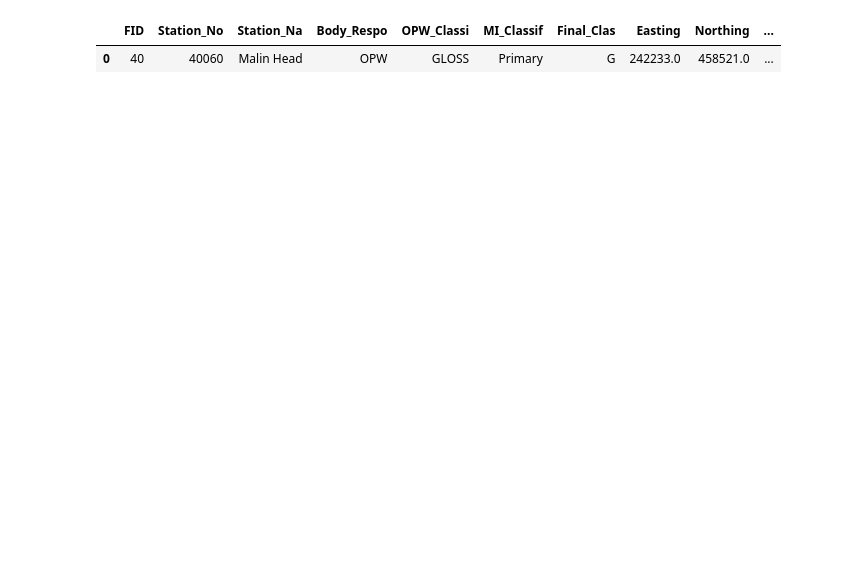
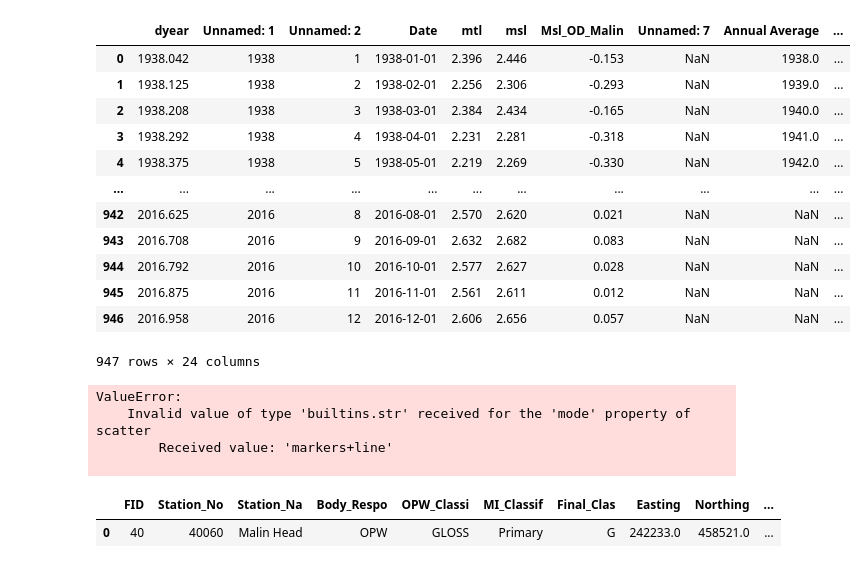
Before and after one commit to ClimateIreland/CI-Climate-Status-Tool, a Jupyter notebook: notebooks/_3_4_SeaLevel.ipynb, the cells around one changed output. Drawn from its saved outputs; the diff is of its cells as text; code cells hidden in the pictures; blank space fills up the shorter version.

```diff
--- a/notebooks/_3_4_SeaLevel.ipynb
+++ b/notebooks/_3_4_SeaLevel.ipynb
@@ -7,6 +7,64 @@ import plotly.graph_objects as go
 from plotly.subplots import make_subplots
 from charts import stations_map
 from settings import *
+# %%
+data_path = DATA_PATH+'Oceanic_Domain/3.4SeaLevel/Figure3.8/'
+xls = pd.ExcelFile(
+    data_path+'dub_all_1938_to_2016_v2.xlsx')
+df = pd.read_excel(xls, 'dub_all_1938_to_2016')
+df.rename(columns = {
+    "Unnamed: 3":"Date",
+    "Unnamed: 10":"AnnualDate",
+    "Unnamed: 11":"AnnualAverage"
+    }, inplace = True)
+df
+# %% [output]
+|  | dyear | Unnamed: 1 | Unnamed: 2 | Date | mtl | msl | Msl_OD_Malin | Unnamed: 7 | Annual Average | ... |
+| 0 | 1938.042 | 1938 | 1 | 1938-01-01 | 2.396 | 2.446 | -0.153 | NaN | 1938.0 | ... |
+| 1 | 1938.125 | 1938 | 2 | 1938-02-01 | 2.256 | 2.306 | -0.293 | NaN | 1939.0 | ... |
+| 2 | 1938.208 | 1938 | 3 | 1938-03-01 | 2.384 | 2.434 | -0.165 | NaN | 1940.0 | ... |
+| 3 | 1938.292 | 1938 | 4 | 1938-04-01 | 2.231 | 2.281 | -0.318 | NaN | 1941.0 | ... |
+| 4 | 1938.375 | 1938 | 5 | 1938-05-01 | 2.219 | 2.269 | -0.330 | NaN | 1942.0 | ... |
+| ... | ... | ... | ... | ... | ... | ... | ... | ... | ... | ... |
+| 942 | 2016.625 | 2016 | 8 | 2016-08-01 | 2.570 | 2.620 | 0.021 | NaN | NaN | ... |
+| 943 | 2016.708 | 2016 | 9 | 2016-09-01 | 2.632 | 2.682 | 0.083 | NaN | NaN | ... |
+| 944 | 2016.792 | 2016 | 10 | 2016-10-01 | 2.577 | 2.627 | 0.028 | NaN | NaN | ... |
+| 945 | 2016.875 | 2016 | 11 | 2016-11-01 | 2.561 | 2.611 | 0.012 | NaN | NaN | ... |
+| 946 | 2016.958 | 2016 | 12 | 2016-12-01 | 2.606 | 2.656 | 0.057 | NaN | NaN | ... |
+947 rows × 24 columns
+# %%
+monthlyTrace = go.Scatter(x=df["Date"],
+                     y=df["Msl_OD_Malin"],
+                    #  text=dataDF["11 Year Moving Average Totals"],
+                     name='Monthly',
+                    mode='markers+line',
+                    marker=dict(color=TIMESERIES_COLOR_SECONDARY,
+                                size=5,
+                                opacity=0.5),
+                     hovertemplate='%{x}<br>' +
+                            '<b>Monthly Average</b><br>' +
+                            'Mean Sea Level: %{y:.2f}mm<extra></extra>'
+                            )
+annualTrace = go.Scatter(x=df["AnnualDate"],
+                     y=df["AnnualAverage"],
+                    #  text=dataDF["11 Year Moving Average Totals"],
+                     name='Annual',
+                     mode='lines',  # 'line' is default
+                     line_shape='spline',
+                     line=dict(
+                            color=TIMESERIES_COLOR_PRIMARY,
+                            width=2),
+                      hovertemplate='%{x}<br>' +
+                            '<b>Annual Average</b><br>' +
+                            'Mean Sea Level: %{y:.2f}mm<extra></extra>'
+                            )
+figure_3_8=go.Figure(data=[monthlyTrace, annualTrace])
+figure_3_8
+# %% [output]
+ValueError:
+    Invalid value of type 'builtins.str' received for the 'mode' property of scatter
+        Received value: 'markers+line'
+
 # %%
 
 data_path = DATA_PATH+'Oceanic_Domain/3.4SeaLevel/Map3.4/'
```
Also changed, not shown: 6 other files.
